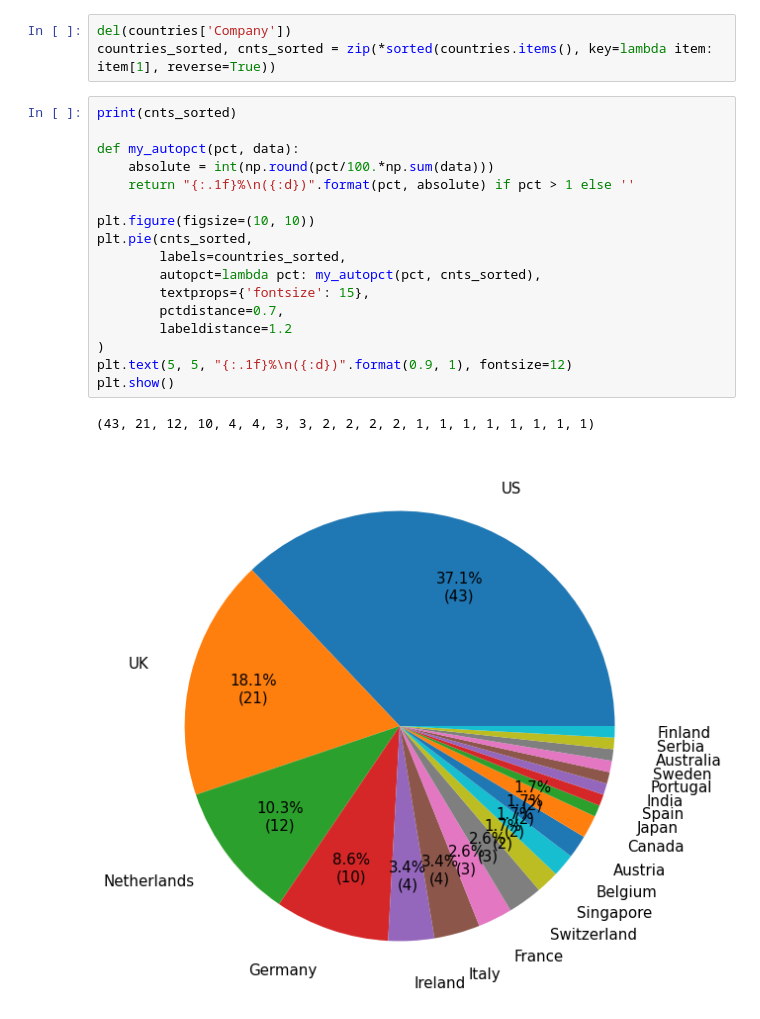
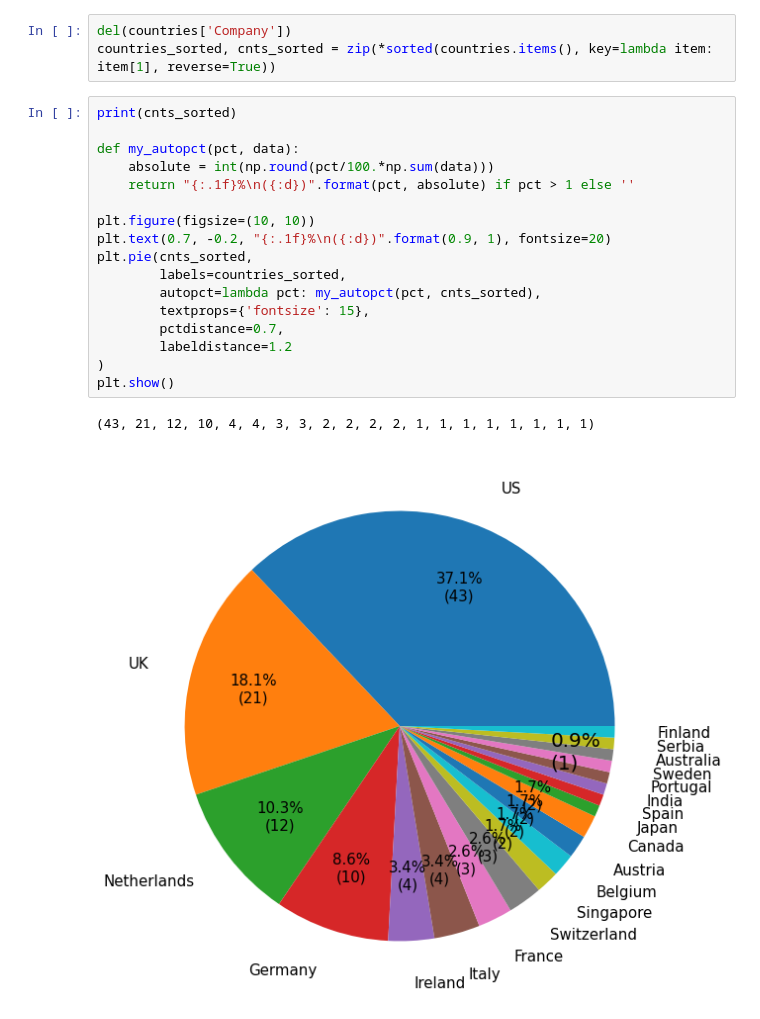
Before and after one commit to anitavero/aies2022, a Jupyter notebook: aies_stats.ipynb, the cells around one changed output. Cells and saved outputs as stored; diff of their text form.

```diff
--- a/aies_stats.ipynb
+++ b/aies_stats.ipynb
@@ -46,20 +46,20 @@ countries_sorted, cnts_sorted = zip(*sorted(countries.items(), key=lambda item:
 # %%
 print(cnts_sorted)
 
 def my_autopct(pct, data):
     absolute = int(np.round(pct/100.*np.sum(data)))
     return "{:.1f}%\n({:d})".format(pct, absolute) if pct > 1 else ''
 
 plt.figure(figsize=(10, 10))
+plt.text(0.7, -0.2, "{:.1f}%\n({:d})".format(0.9, 1), fontsize=20)
 plt.pie(cnts_sorted,
         labels=countries_sorted,
         autopct=lambda pct: my_autopct(pct, cnts_sorted),
         textprops={'fontsize': 15},
         pctdistance=0.7,
         labeldistance=1.2
 )
-plt.text(5, 5, "{:.1f}%\n({:d})".format(0.9, 1), fontsize=12)
 plt.show()
 # %% [output]
 (43, 21, 12, 10, 4, 4, 3, 3, 2, 2, 2, 2, 1, 1, 1, 1, 1, 1, 1, 1)
-[figure, old version]
+[figure, new version]
```
